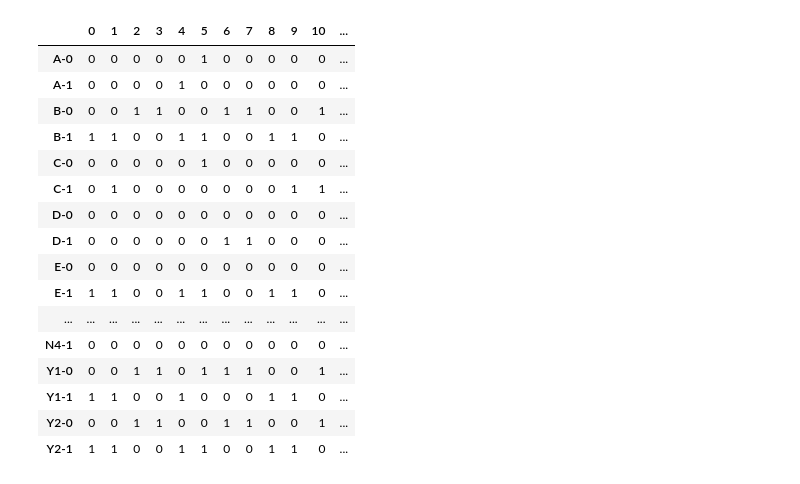
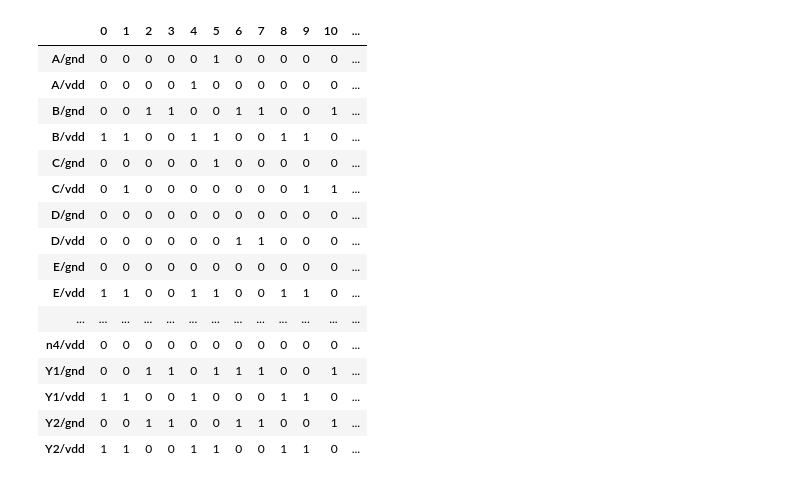
Before and after one commit to TMALFSSISAWBOJBUMA/DefSim-SaF-tests, a Jupyter notebook: tests.ipynb, the cells around one changed output. Drawn from its saved outputs; the diff is of its cells as text; code cells hidden in the pictures.

```diff
--- a/tests.ipynb
+++ b/tests.ipynb
@@ -63,28 +63,30 @@ checks = {
 }
 
 # calculate test vectors coverage for a SaF model
-out = calc_cases(df, checks)
-out.fillna(0, inplace=True)
+out_c17 = calc_cases(df, checks)
+out_c17.fillna(0, inplace=True)
+out_c17 = out_c17.T
+out_c17.columns = pd.Index([str(i) for i in out_c17.columns])
-# %%
-out.T
-# %% [output]
-|  | 0 | 1 | 2 | 3 | 4 | 5 | 6 | 7 | 8 | 9 | 10 | ... |
-| A-0 | 0 | 0 | 0 | 0 | 0 | 1 | 0 | 0 | 0 | 0 | 0 | ... |
-| A-1 | 0 | 0 | 0 | 0 | 1 | 0 | 0 | 0 | 0 | 0 | 0 | ... |
-| B-0 | 0 | 0 | 1 | 1 | 0 | 0 | 1 | 1 | 0 | 0 | 1 | ... |
-| B-1 | 1 | 1 | 0 | 0 | 1 | 1 | 0 | 0 | 1 | 1 | 0 | ... |
-| C-0 | 0 | 0 | 0 | 0 | 0 | 1 | 0 | 0 | 0 | 0 | 0 | ... |
-| C-1 | 0 | 1 | 0 | 0 | 0 | 0 | 0 | 0 | 0 | 1 | 1 | ... |
-| D-0 | 0 | 0 | 0 | 0 | 0 | 0 | 0 | 0 | 0 | 0 | 0 | ... |
-| D-1 | 0 | 0 | 0 | 0 | 0 | 0 | 1 | 1 | 0 | 0 | 0 | ... |
-| E-0 | 0 | 0 | 0 | 0 | 0 | 0 | 0 | 0 | 0 | 0 | 0 | ... |
-| E-1 | 1 | 1 | 0 | 0 | 1 | 1 | 0 | 0 | 1 | 1 | 0 | ... |
-| ... | ... | ... | ... | ... | ... | ... | ... | ... | ... | ... | ... | ... |
-| N4-1 | 0 | 0 | 0 | 0 | 0 | 0 | 0 | 0 | 0 | 0 | 0 | ... |
-| Y1-0 | 0 | 0 | 1 | 1 | 0 | 1 | 1 | 1 | 0 | 0 | 1 | ... |
-| Y1-1 | 1 | 1 | 0 | 0 | 1 | 0 | 0 | 0 | 1 | 1 | 0 | ... |
-| Y2-0 | 0 | 0 | 1 | 1 | 0 | 0 | 1 | 1 | 0 | 0 | 1 | ... |
-| Y2-1 | 1 | 1 | 0 | 0 | 1 | 1 | 0 | 0 | 1 | 1 | 0 | ... |
+# %%
+out_c17
+# %% [output]
+|  | 0 | 1 | 2 | 3 | 4 | 5 | 6 | 7 | 8 | 9 | 10 | ... |
+| A/gnd | 0 | 0 | 0 | 0 | 0 | 1 | 0 | 0 | 0 | 0 | 0 | ... |
+| A/vdd | 0 | 0 | 0 | 0 | 1 | 0 | 0 | 0 | 0 | 0 | 0 | ... |
+| B/gnd | 0 | 0 | 1 | 1 | 0 | 0 | 1 | 1 | 0 | 0 | 1 | ... |
+| B/vdd | 1 | 1 | 0 | 0 | 1 | 1 | 0 | 0 | 1 | 1 | 0 | ... |
+| C/gnd | 0 | 0 | 0 | 0 | 0 | 1 | 0 | 0 | 0 | 0 | 0 | ... |
+| C/vdd | 0 | 1 | 0 | 0 | 0 | 0 | 0 | 0 | 0 | 1 | 1 | ... |
+| D/gnd | 0 | 0 | 0 | 0 | 0 | 0 | 0 | 0 | 0 | 0 | 0 | ... |
+| D/vdd | 0 | 0 | 0 | 0 | 0 | 0 | 1 | 1 | 0 | 0 | 0 | ... |
+| E/gnd | 0 | 0 | 0 | 0 | 0 | 0 | 0 | 0 | 0 | 0 | 0 | ... |
+| E/vdd | 1 | 1 | 0 | 0 | 1 | 1 | 0 | 0 | 1 | 1 | 0 | ... |
+| ... | ... | ... | ... | ... | ... | ... | ... | ... | ... | ... | ... | ... |
+| n4/vdd | 0 | 0 | 0 | 0 | 0 | 0 | 0 | 0 | 0 | 0 | 0 | ... |
+| Y1/gnd | 0 | 0 | 1 | 1 | 0 | 1 | 1 | 1 | 0 | 0 | 1 | ... |
+| Y1/vdd | 1 | 1 | 0 | 0 | 1 | 0 | 0 | 0 | 1 | 1 | 0 | ... |
+| Y2/gnd | 0 | 0 | 1 | 1 | 0 | 0 | 1 | 1 | 0 | 0 | 1 | ... |
+| Y2/vdd | 1 | 1 | 0 | 0 | 1 | 1 | 0 | 0 | 1 | 1 | 0 | ... |
 # %%
 # NO42 circuit
 
```
Also changed, not shown: parts of 6 cells of this notebook.
